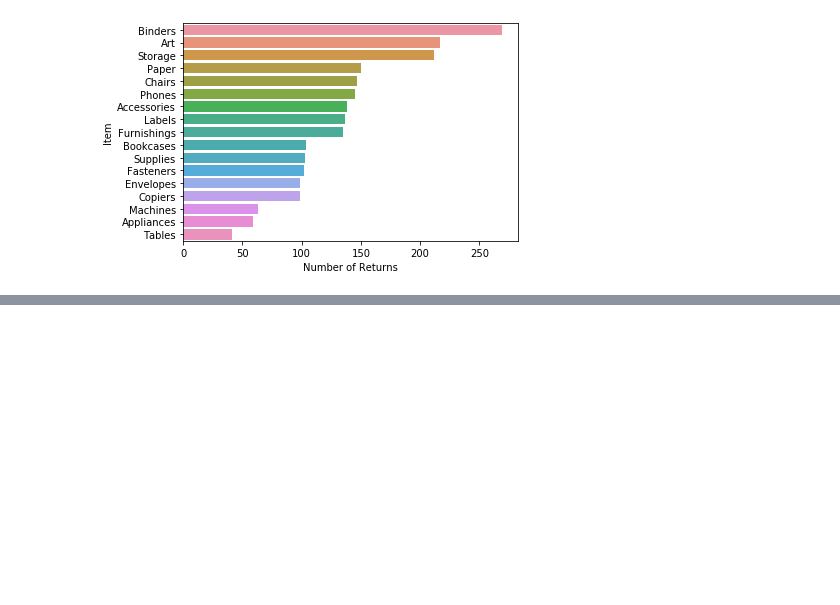
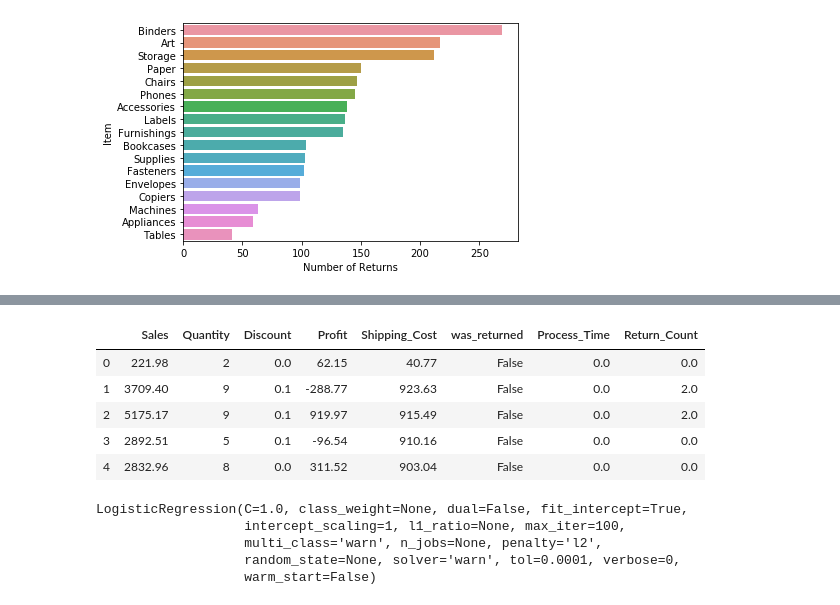
Before and after one commit to bpj2500/ml_lab, a Jupyter notebook: Final .ipynb, the cells around one changed output, grey strips where cells are left out. Cells and saved outputs as stored; diff of their text form; code cells hidden in the pictures; blank space fills up the shorter version.

```diff
--- a/Final .ipynb
+++ b/Final .ipynb
@@ -133,0 +156,8 @@ sns.barplot(x = 'Number of Returns',y='Item',data = items)
+# %%
+#Question 4 Part 2
+orders['Process_Time'] = orders['Ship_Date'] - orders['Order_Date']
+def get0(string):
+        return float(string[0])
+orders['Process_Time'] = orders['Process_Time'].apply(lambda x: str(x)).apply(get0)
+
+orders.head()
@@ -133,0 +190,5 @@ sns.barplot(x = 'Number of Returns',y='Item',data = items)
+# %%
+D = orders.loc[orders.was_returned == True].groupby('Product_ID').agg('count')['Row_ID'].to_frame().reset_index()
+# %%
+D.rename(columns={'Row_ID':'Return_Count'}, inplace=True)
+D.head()
@@ -133,0 +202,4 @@ sns.barplot(x = 'Number of Returns',y='Item',data = items)
+# %%
+data = pd.merge(orders, D, how = 'left', on = 'Product_ID')
+data['Return_Count'] = data['Return_Count'].fillna(0)
+data.columns
@@ -133,0 +214,15 @@ sns.barplot(x = 'Number of Returns',y='Item',data = items)
+# %%
+#Problem 5
+#Removing not needed columns
+LM_data = data.drop(['Row_ID', 'Order_ID', 'Customer_ID', 'Ship_Mode','Customer_Name', 'Segment', 'Postal_Code', 'City',
+       'State', 'Country', 'Region', 'Market', 'Product_ID', 'Category',
+       'Sub_Category', 'Product_Name','Order_Priority', 'years','Order_Date', 'Ship_Date'], 1)
+
+LM_data.head()
+# %% [output]
+|  | Sales | Quantity | Discount | Profit | Shipping_Cost | was_returned | Process_Time | Return_Count |
+| 0 | 221.98 | 2 | 0.0 | 62.15 | 40.77 | False | 0.0 | 0.0 |
+| 1 | 3709.40 | 9 | 0.1 | -288.77 | 923.63 | False | 0.0 | 2.0 |
+| 2 | 5175.17 | 9 | 0.1 | 919.97 | 915.49 | False | 0.0 | 2.0 |
+| 3 | 2892.51 | 5 | 0.1 | -96.54 | 910.16 | False | 0.0 | 0.0 |
+| 4 | 2832.96 | 8 | 0.0 | 311.52 | 903.04 | False | 0.0 | 0.0 |
@@ -133,0 +245,10 @@ sns.barplot(x = 'Number of Returns',y='Item',data = items)
+# %%
+#applying the logistic model
+
+log_reg.fit(train_set, train_labels)
+# %% [output]
+LogisticRegression(C=1.0, class_weight=None, dual=False, fit_intercept=True,
+                   intercept_scaling=1, l1_ratio=None, max_iter=100,
+                   multi_class='warn', n_jobs=None, penalty='l2',
+                   random_state=None, solver='warn', tol=0.0001, verbose=0,
+                   warm_start=False)
```
Also changed, not shown: parts of 15 cells of this notebook.
